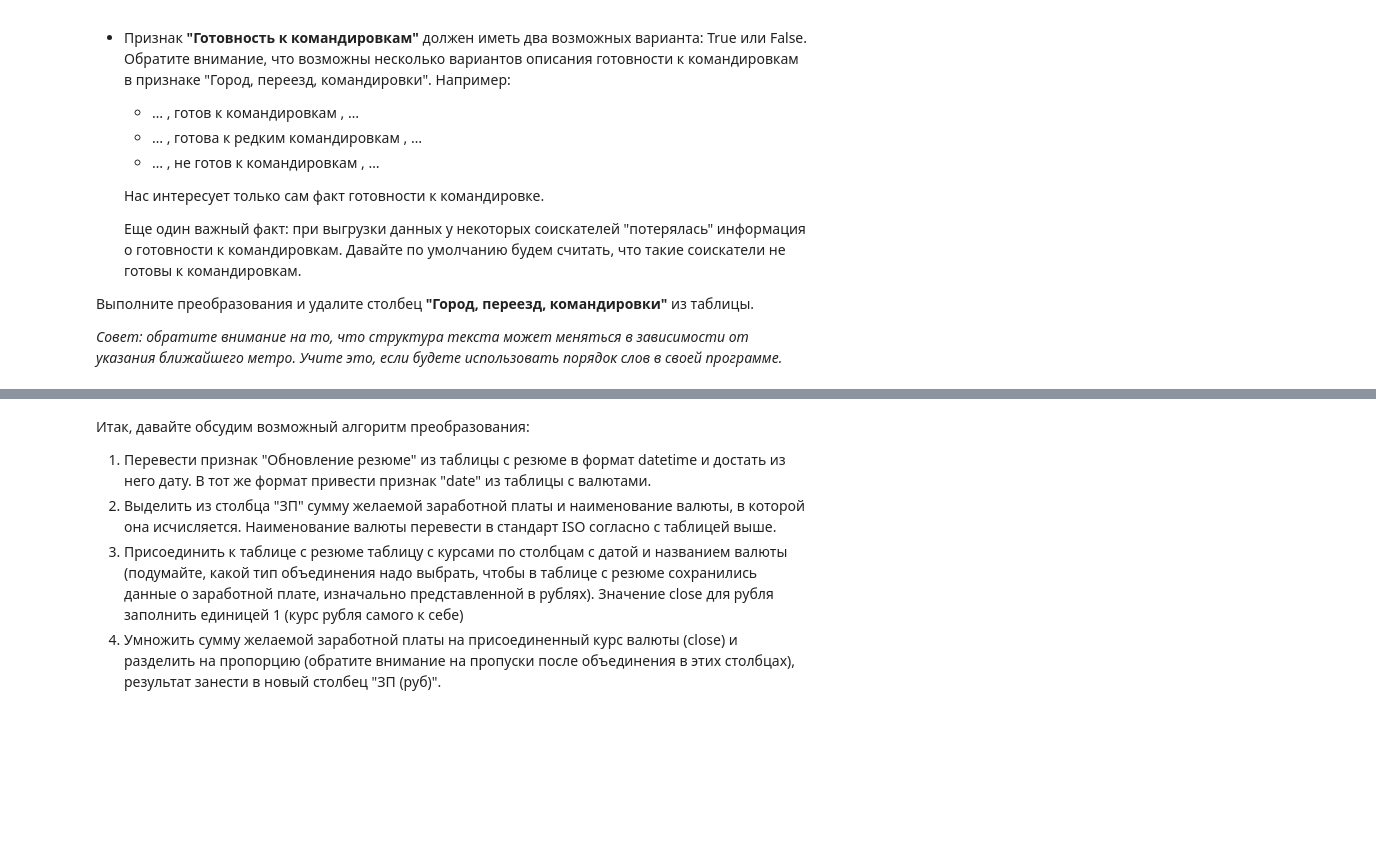
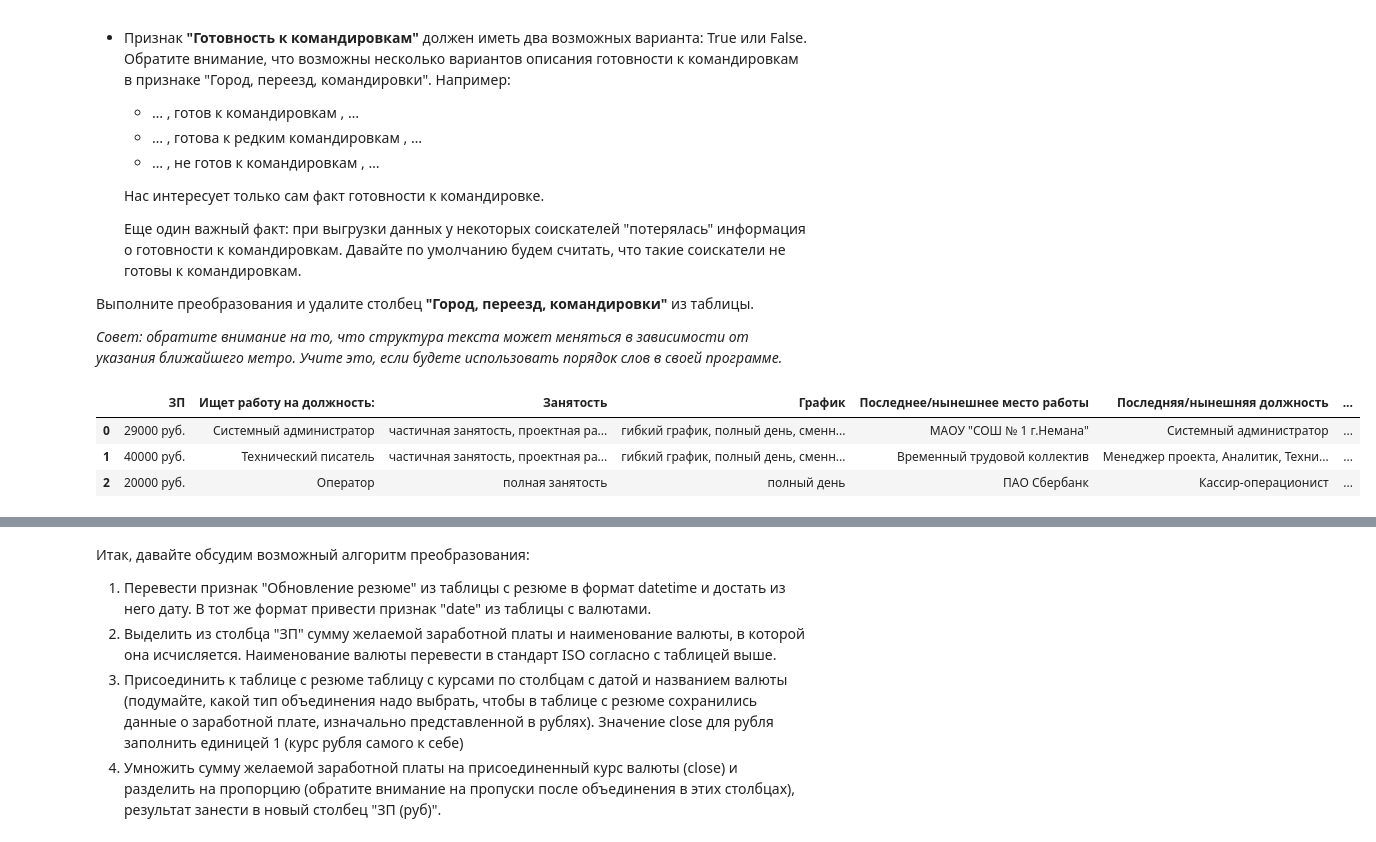
Before and after one commit to rostovcevartem209/hh_database, a Jupyter notebook: hh_database_project.ipynb, the cells around one changed output, grey strips where cells are left out. Drawn from its saved outputs; the diff is of its cells as text; code cells hidden in the pictures; blank space fills up the shorter version.

```diff
--- a/hh_database_project.ipynb
+++ b/hh_database_project.ipynb
@@ -193,3 +233,51 @@ def get_experience(info):
+# %%
+def delete_metro(info):
+  signs = info.split(' , ')
+  if 'м.' in signs[1]:
+    signs.pop(1)
+    return ' , '.join(signs)
+  else:
+    return ' , '.join(signs)
+
+def get_city(info):
+  million_cities = ['Новосибирск', 'Екатеринбург','Нижний Новгород','Казань', 'Челябинск','Омск', 'Самара', 'Ростов-на-Дону', 'Уфа', 'Красноярск', 'Пермь', 'Воронеж','Волгоград']
+  city = info.split(' , ')[0]
+  if city == 'Москва' or city == 'Cанкт-Петербург':
+    return city
+  elif city in million_cities:
+    return 'город-миллионник'
+  else:
+    return 'другие'
+
+def relocate(info):
+  ready = info.split(' , ')[1]
+  if 'не' in ready:
+    return False
+  else:
+    return True
+
+def business_trips(info):
+  if len(info.split(' , '))>2:
+    ready = info.split(' , ')[2]
+    if 'не' in ready:
+      return False
+    else:
+      return True
+  else:
+    return False
+
+hh_database_copy = hh_database_copy.copy()
+hh_database_copy['Город'] = hh_database_copy['Город, переезд, командировки'].apply(get_city)
+hh_database_copy['Город, переезд, командировки'] = hh_database_copy['Город, переезд, командировки'].apply(delete_metro)
+hh_database_copy['Готовность к переезду'] = hh_database_copy['Город, переезд, командировки'].apply(relocate)
+hh_database_copy['Готовность к командировкам'] = hh_database_copy['Город, переезд, командировки'].apply(business_trips)
+hh_database_copy = hh_database_copy.drop('Город, переезд, командировки', axis = 1)
+hh_database_copy.head(3)
+# %% [output]
+|  | ЗП | Ищет работу на должность: | Занятость | График | Последнее/нынешнее место работы | Последняя/нынешняя должность | ... |
+| 0 | 29000 руб. | Системный администратор | частичная занятость, проектная ра... | гибкий график, полный день, сменн... | МАОУ "СОШ № 1 г.Немана" | Системный администратор | ... |
+| 1 | 40000 руб. | Технический писатель | частичная занятость, проектная ра... | гибкий график, полный день, сменн... | Временный трудовой коллектив | Менеджер проекта, Аналитик, Техни... | ... |
+| 2 | 20000 руб. | Оператор | полная занятость | полный день | ПАО Сбербанк | Кассир-операционист | ... |
 # %% [markdown]
 5. Рассмотрим поближе признаки **"Занятость"** и **"График"**. Сейчас признаки представляют собой набор категорий желаемой занятости (полная занятость, частичная занятость, проектная работа, волонтерство, стажировка) и желаемого графика работы (полный день, сменный график, гибкий график, удаленная работа, вахтовый метод).
 На сайте hh.ru соискатель может указывать различные комбинации данных категорий, например:
```
Also changed, not shown: parts of 7 cells of this notebook.
